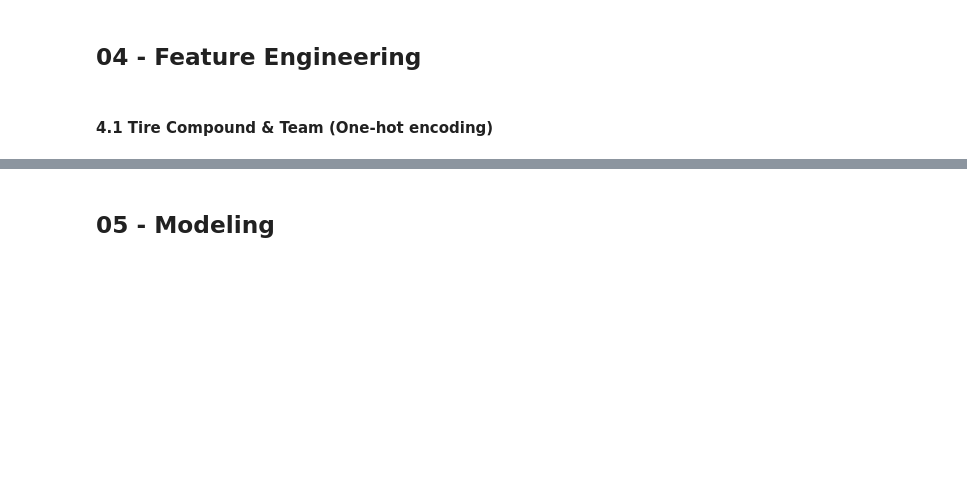
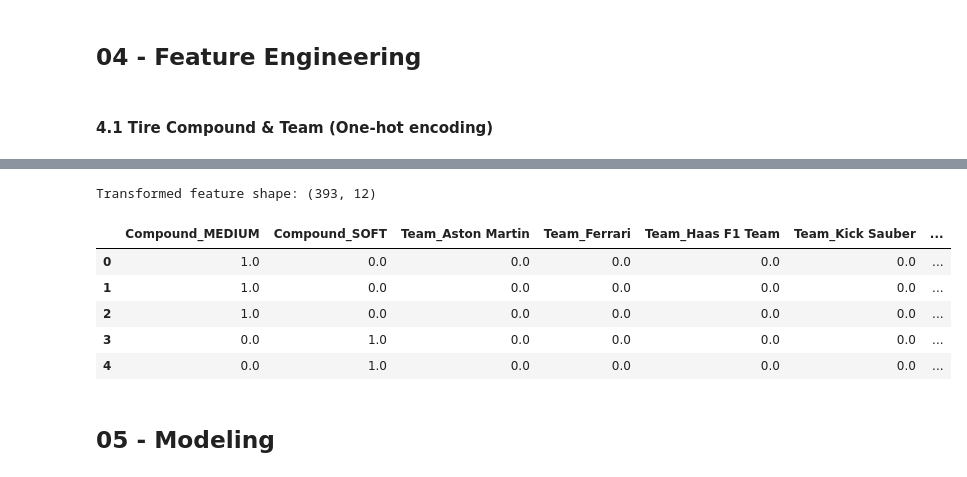
Before and after one commit to hai-henry/f1-midlap-predictor, a Jupyter notebook: notebooks/midlap-predictor.ipynb, the cells around one changed output, grey strips where cells are left out. Cells and saved outputs as stored; diff of their text form; code cells hidden in the pictures; blank space fills up the shorter version.

Commit message:
Convert engineered features to DF

```diff
--- a/notebooks/midlap-predictor.ipynb
+++ b/notebooks/midlap-predictor.ipynb
@@ -548,3 +539,17 @@ Transformed feature shape: (393, 12)
+# %%
+# Convert to DataFrame for easier handling
+X_feature_eng = pd.DataFrame(X_transformed, columns=final_feature_names, index=X.index)
+
+print("Transformed feature shape:", X_feature_eng.shape)
+display(X_feature_eng.head())
+# %% [output]
+Transformed feature shape: (393, 12)
+|  | Compound_MEDIUM | Compound_SOFT | Team_Aston Martin | Team_Ferrari | Team_Haas F1 Team | Team_Kick Sauber | ... |
+| 0 | 1.0 | 0.0 | 0.0 | 0.0 | 0.0 | 0.0 | ... |
+| 1 | 1.0 | 0.0 | 0.0 | 0.0 | 0.0 | 0.0 | ... |
+| 2 | 1.0 | 0.0 | 0.0 | 0.0 | 0.0 | 0.0 | ... |
+| 3 | 0.0 | 1.0 | 0.0 | 0.0 | 0.0 | 0.0 | ... |
+| 4 | 0.0 | 1.0 | 0.0 | 0.0 | 0.0 | 0.0 | ... |
 # %% [markdown]
 ## 05 - Modeling
 # %% [markdown]
```
Also changed, not shown: parts of 3 cells of this notebook.
